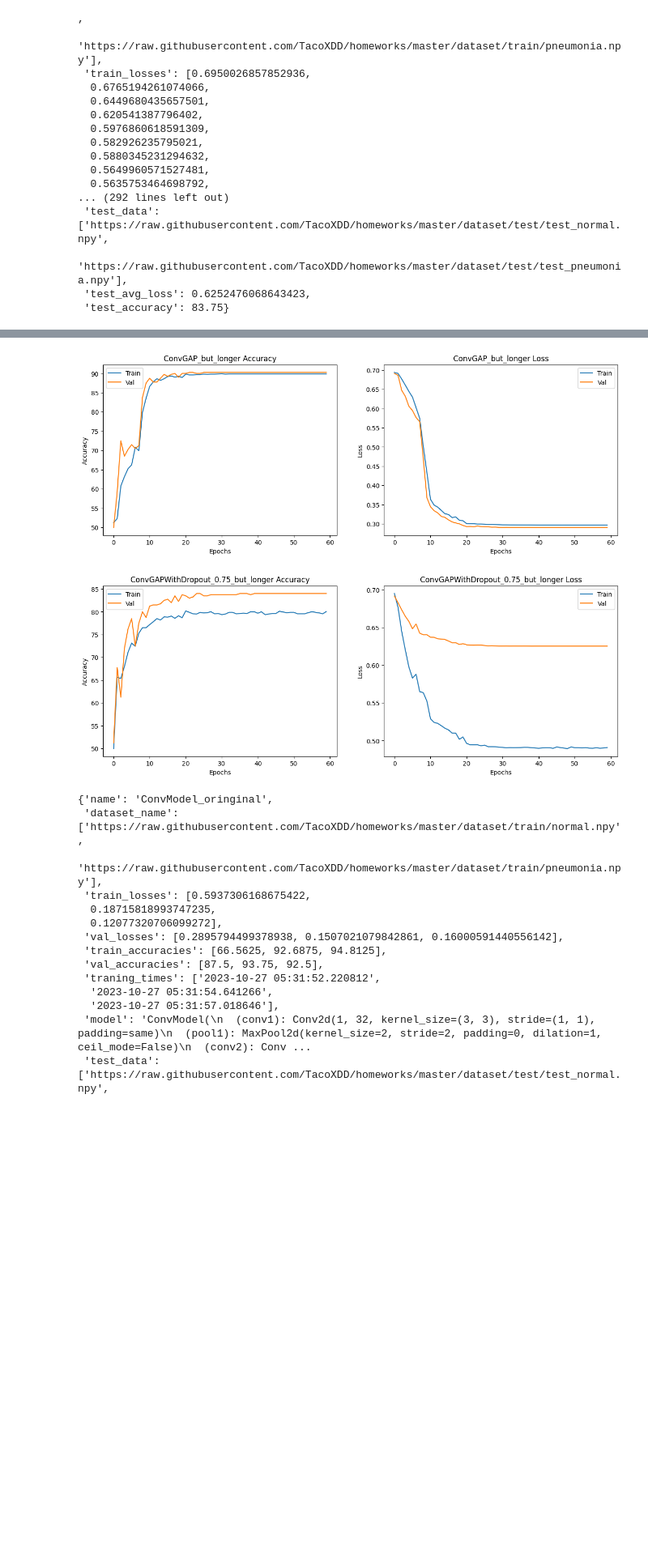
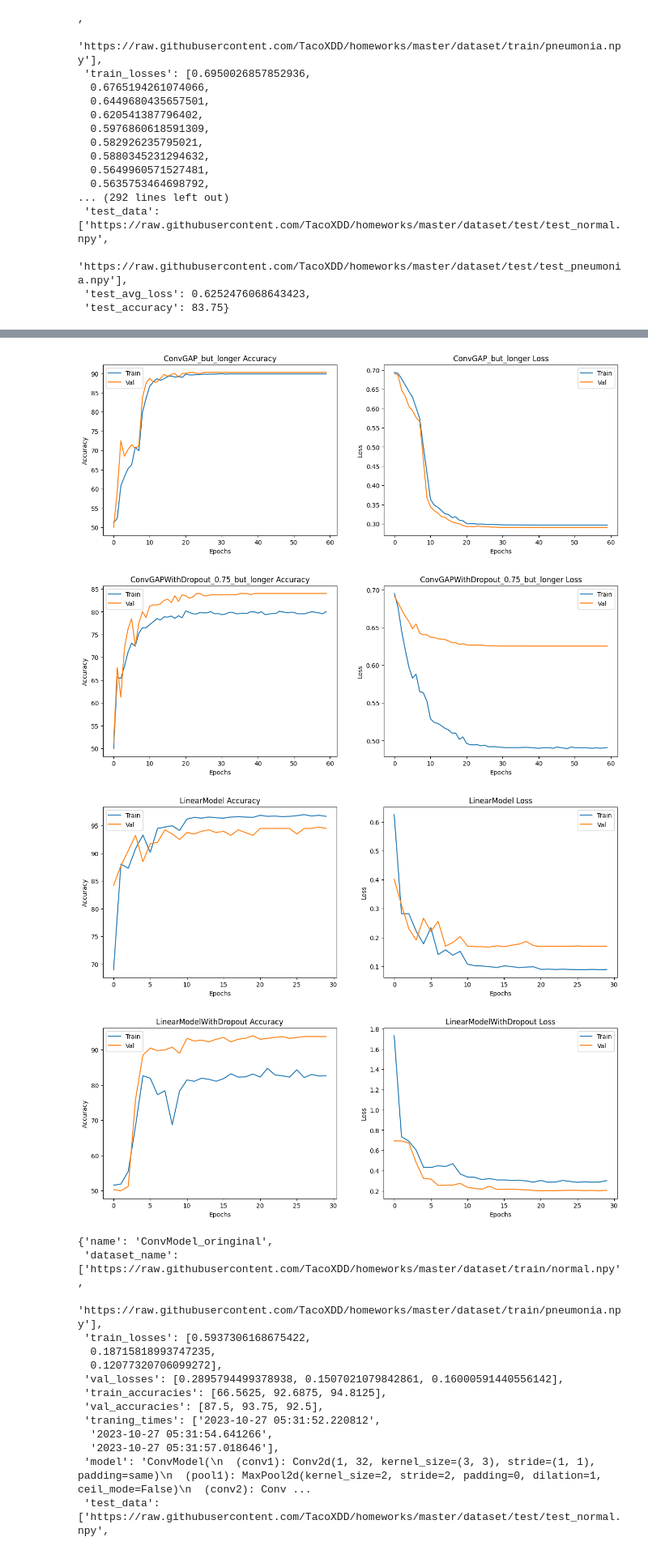
Before and after one commit to Echoslayer/NTHU_2023_DLBOI_HW, a Jupyter notebook: hw3/hw3_report.ipynb.ipynb, the cells around one changed output, grey strips where cells are left out. Shown: that part at 81% size. Saved outputs shown, nothing was run; the diff lists cells and outputs as text; code cells hidden in the pictures; blank space fills up the shorter version.

```diff
--- a/hw3/hw3_report.ipynb.ipynb
+++ b/hw3/hw3_report.ipynb.ipynb
@@ -420,7 +464,7 @@ class ModelData():
             with open(data_path, 'w') as f:
                 json.dump(total_data, f, indent=4)
 # %%
-md_data = ModelData(name="ConvGAPWithDropout_0.75_but_longer", dataset_name=["https://raw.githubusercontent.com/TacoXDD/homeworks/master/dataset/train/normal.npy","https://raw.githubusercontent.com/TacoXDD/homeworks/master/dataset/train/pneumonia.npy"])
+md_data = ModelData(name="LinearModel", dataset_name=["https://raw.githubusercontent.com/TacoXDD/homeworks/master/dataset/train/normal.npy","https://raw.githubusercontent.com/TacoXDD/homeworks/master/dataset/train/pneumonia.npy"])
 md_data.reset_path_and_folder(f"/content/drive/MyDrive/Course/研一上/深度學習之於生醫/HW3/Model/{md_data.name}")
 # md_data.add_data(epoch=0, loss=0.5)
 # md_data.reset_data(test_accuracy=0.8)
@@ -794,7 +816,8 @@ md_data.model_data_dic
 # %%
 model_name_list = ['ConvModel_oringinal',"ConvModel_dropout_0.5", "ConvModel_dropout_0.75", "ConvModel_dropout_0.25",
                    'ConvGAP_oringinal', "ConvGAPWithDropout_0.75", "ConvGAPWithDropout_0.5", "ConvGAPWithDropout_0.25",
-                   "ConvGAP_but_longer", "ConvGAPWithDropout_0.75_but_longer"]
+                   "ConvGAP_but_longer", "ConvGAPWithDropout_0.75_but_longer",
+                   'LinearModel', "LinearModelWithDropout"]
 
 model_root_path = f"/content/drive/MyDrive/Course/研一上/深度學習之於生醫/HW3/Model"
 weight_list, existing_model_list = md_data.read_data(model_name_list, model_root_path, mode="wm")
@@ -823,13 +843,15 @@ Trying to read weights from: /content/drive/MyDrive/Course/研一上/深度學
 [figure]
 [figure]
 [figure]
 [figure]
 [figure]
 [figure]
 [figure]
 [figure]
 [figure]
 [figure]
+[figure, added]
+[figure, added]
 # %%
 existing_model_list[0][0]
 # %% [output]
```
Also changed, not shown: parts of 8 cells of this notebook, 1 other file.
